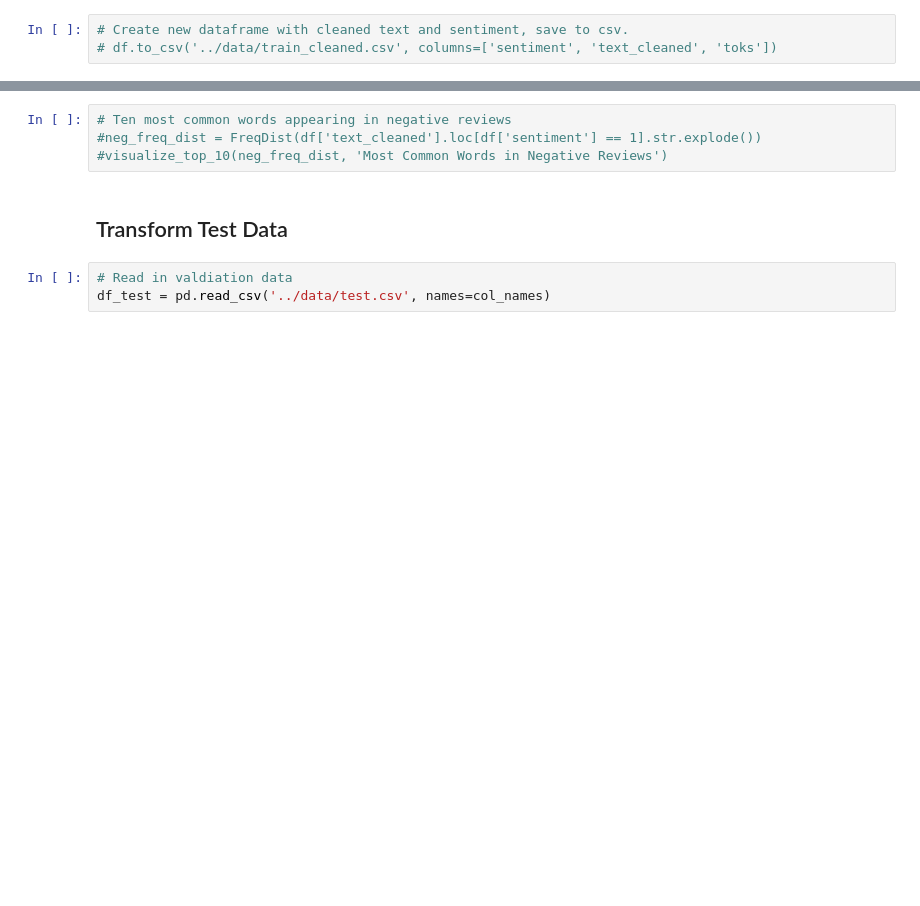
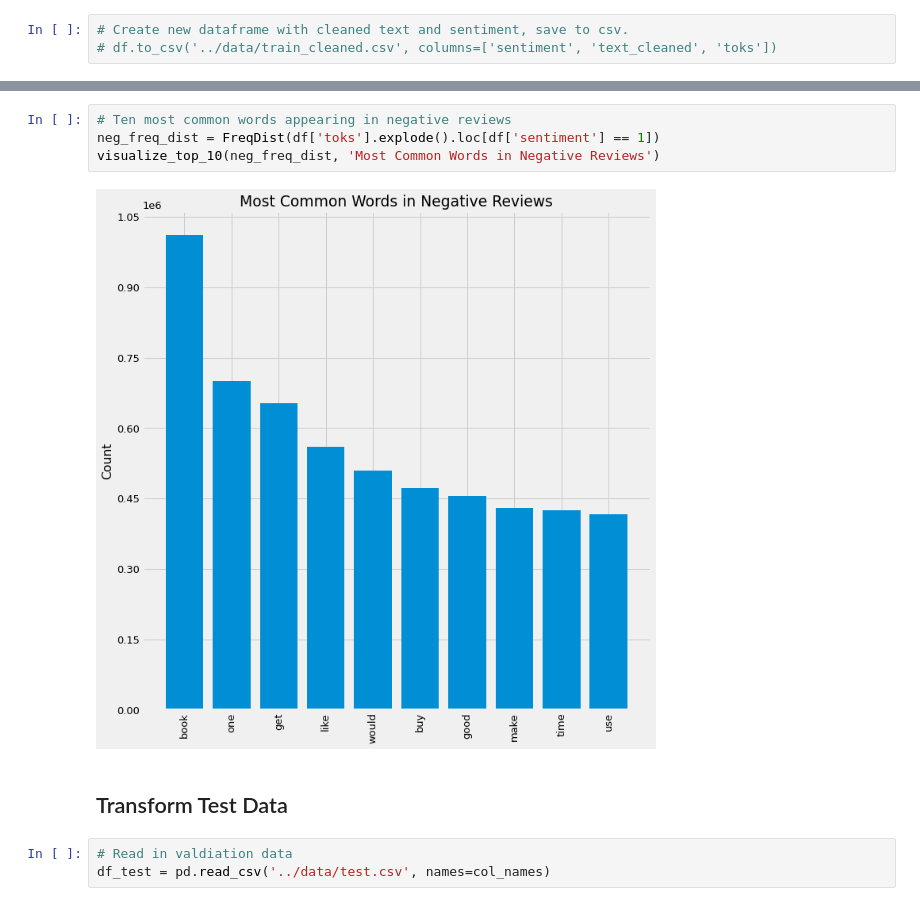
Before and after one commit to ThomasHChapman/classifying_user_reviews, a Jupyter notebook: working_notebooks/preprocessing_nb.ipynb, the cells around one changed output, grey strips where cells are left out. Cells and saved outputs as stored; diff of their text form; blank space fills up the shorter version.

```diff
--- a/working_notebooks/preprocessing_nb.ipynb
+++ b/working_notebooks/preprocessing_nb.ipynb
@@ -184,7 +170,9 @@ KeyError: 'text_cleaned'
 # %%
 # Ten most common words appearing in negative reviews
-#neg_freq_dist = FreqDist(df['text_cleaned'].loc[df['sentiment'] == 1].str.explode())
-#visualize_top_10(neg_freq_dist, 'Most Common Words in Negative Reviews')
+neg_freq_dist = FreqDist(df['toks'].explode().loc[df['sentiment'] == 1])
+visualize_top_10(neg_freq_dist, 'Most Common Words in Negative Reviews')
+# %% [output]
+[figure, added]
 # %% [markdown]
 ## Transform Test Data
 # %%
```
Also changed, not shown: parts of 9 cells of this notebook.
